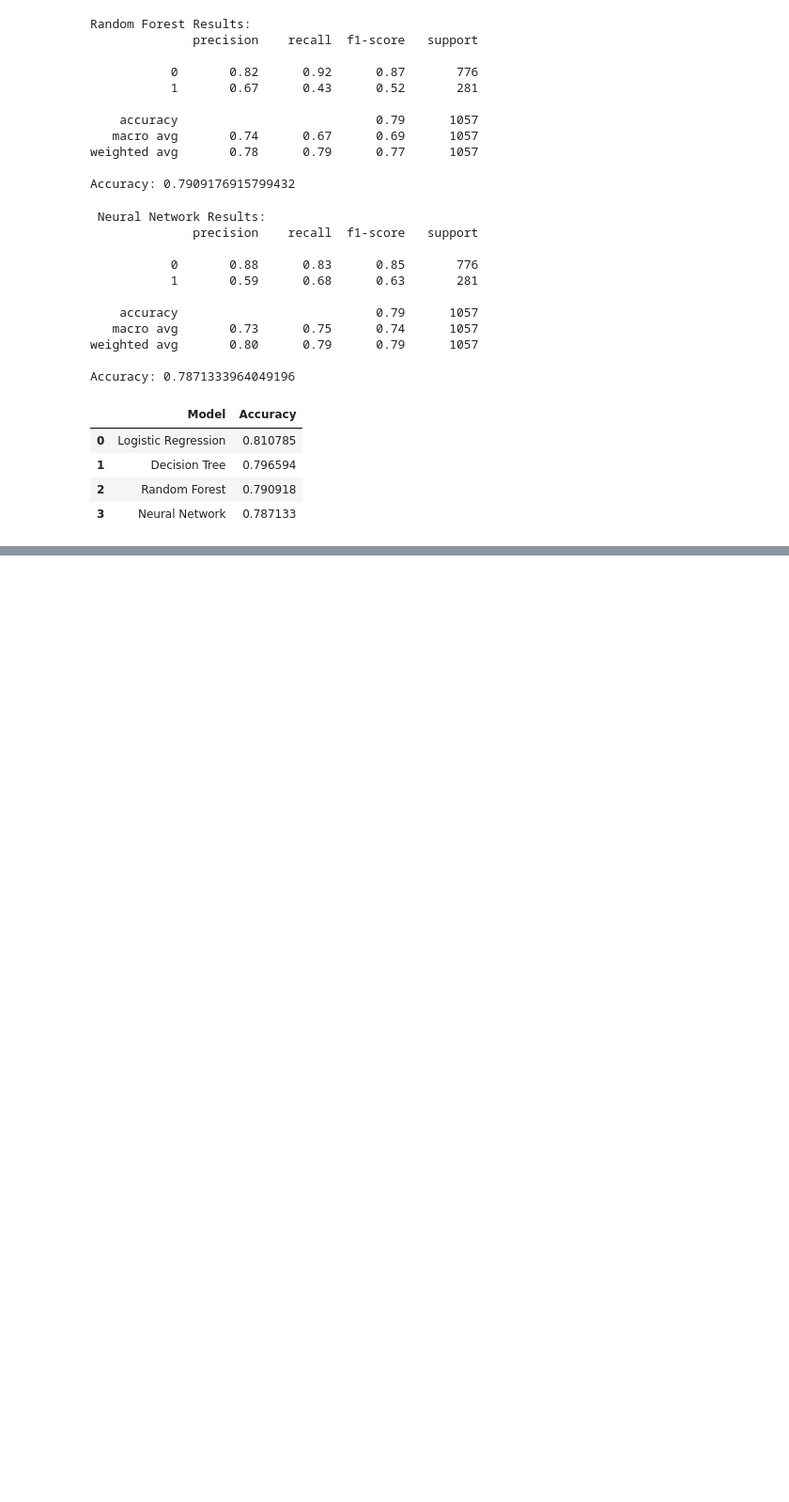
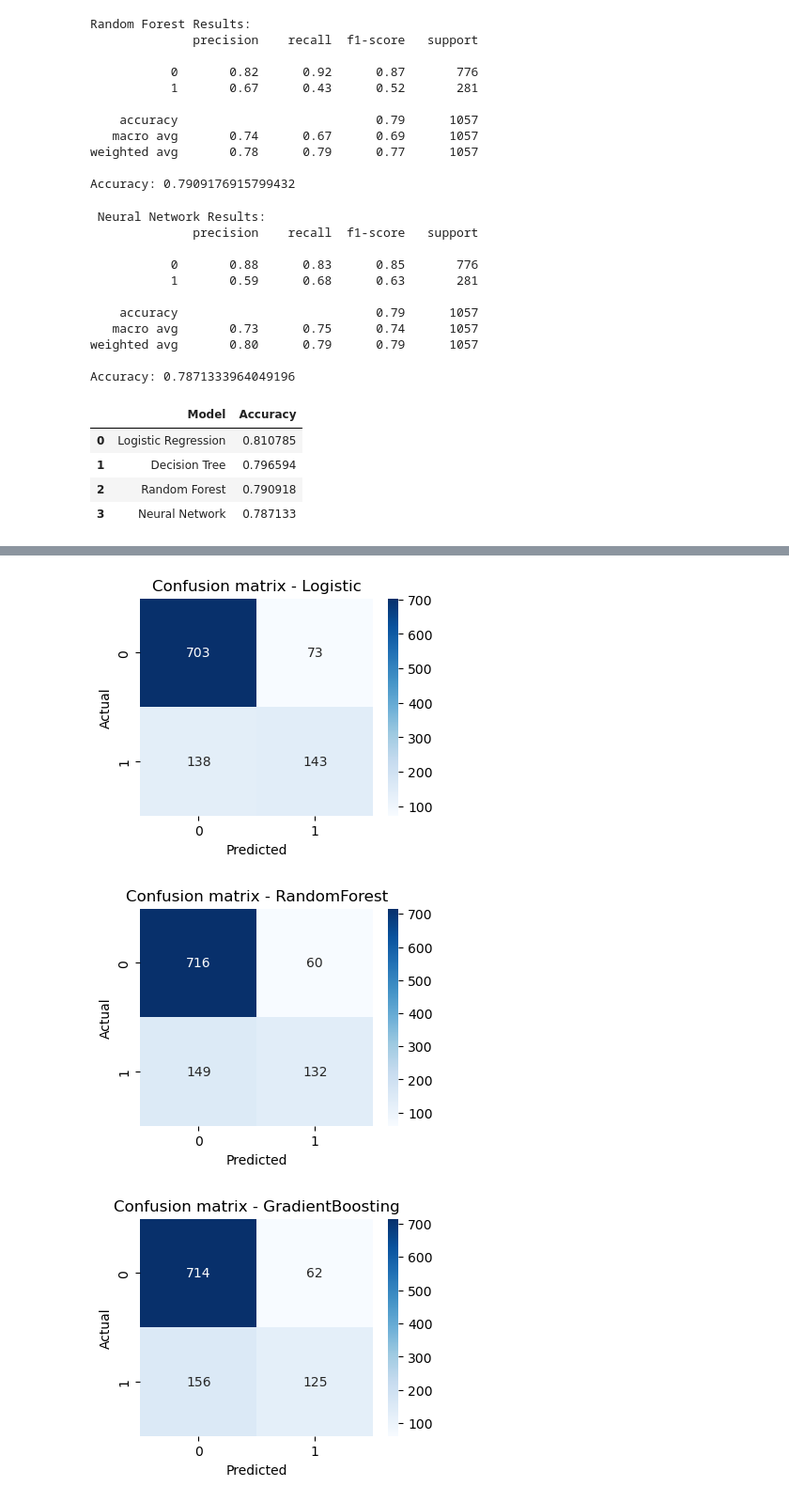
Before and after one commit to hyb0hb/python, a Jupyter notebook: customer_churn_lastV.ipynb, the cells around one changed output, grey strips where cells are left out. Shown at 94% size. Cells and saved outputs as stored; diff of their text form; code cells hidden in the pictures; blank space fills up the shorter version.

```diff
--- a/customer_churn_lastV.ipynb
+++ b/customer_churn_lastV.ipynb
@@ -342,0 +361,30 @@ pd.DataFrame(results)
+# %%
+from sklearn.compose import ColumnTransformer
+from sklearn.preprocessing import StandardScaler, OneHotEncoder
+
+num_cols = X.select_dtypes(include=['int64', 'float64']).columns
+cat_cols = X.select_dtypes(include=['object']).columns
+
+preprocessor = ColumnTransformer([
+    ("num", StandardScaler(), num_cols),
+    ("cat", OneHotEncoder(handle_unknown="ignore"), cat_cols)
+])
+# %%
+X_train_prep = preprocessor.fit_transform(X_train)
+X_val_prep = preprocessor.transform(X_val)
+X_test_prep = preprocessor.transform(X_test)
+# %%
+from sklearn.linear_model import LogisticRegression
+from sklearn.ensemble import RandomForestClassifier, GradientBoostingClassifier
+
+# Modèle 1 : Logistic Regression
+log_model = LogisticRegression(max_iter=1000)
+log_model.fit(X_train_prep, y_train)
+
+# Modèle 2 : Random Forest
+rf = RandomForestClassifier(random_state=42)
+rf.fit(X_train_prep, y_train)
+
+# Modèle 3 : Gradient Boosting
+gb = GradientBoostingClassifier(random_state=42)
+gb.fit(X_train_prep, y_train)
@@ -342,0 +478,16 @@ pd.DataFrame(results)
+# %%
+# 6.2 : afficher matrice de confusion pour chaque modèle
+import seaborn as sns
+
+for name, ypred in preds.items():
+    cm = confusion_matrix(y_test, ypred)
+    plt.figure(figsize=(4,3))
+    sns.heatmap(cm, annot=True, fmt="d", cmap="Blues")
+    plt.title(f"Confusion matrix - {name}")
+    plt.xlabel("Predicted")
+    plt.ylabel("Actual")
+    plt.show()
+# %% [output]
+[figure, added]
+[figure, added]
+[figure, added]
```
Also changed, not shown: parts of 16 cells of this notebook.
